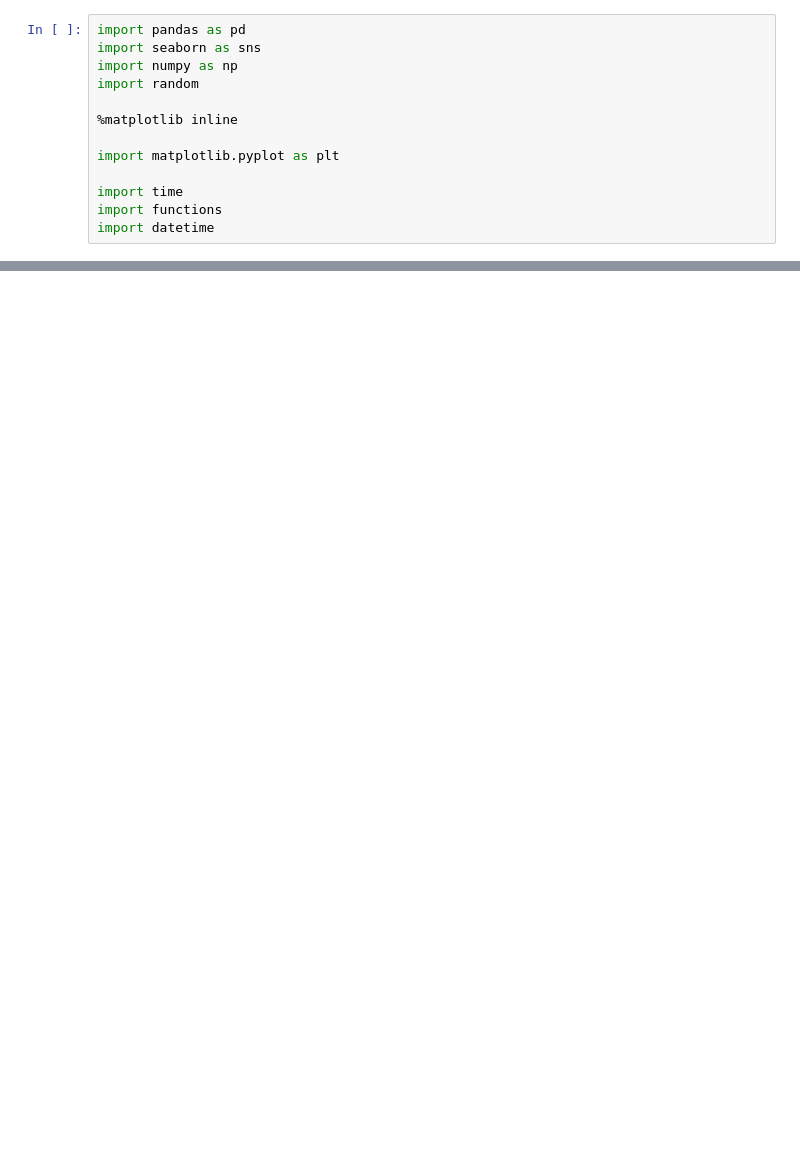
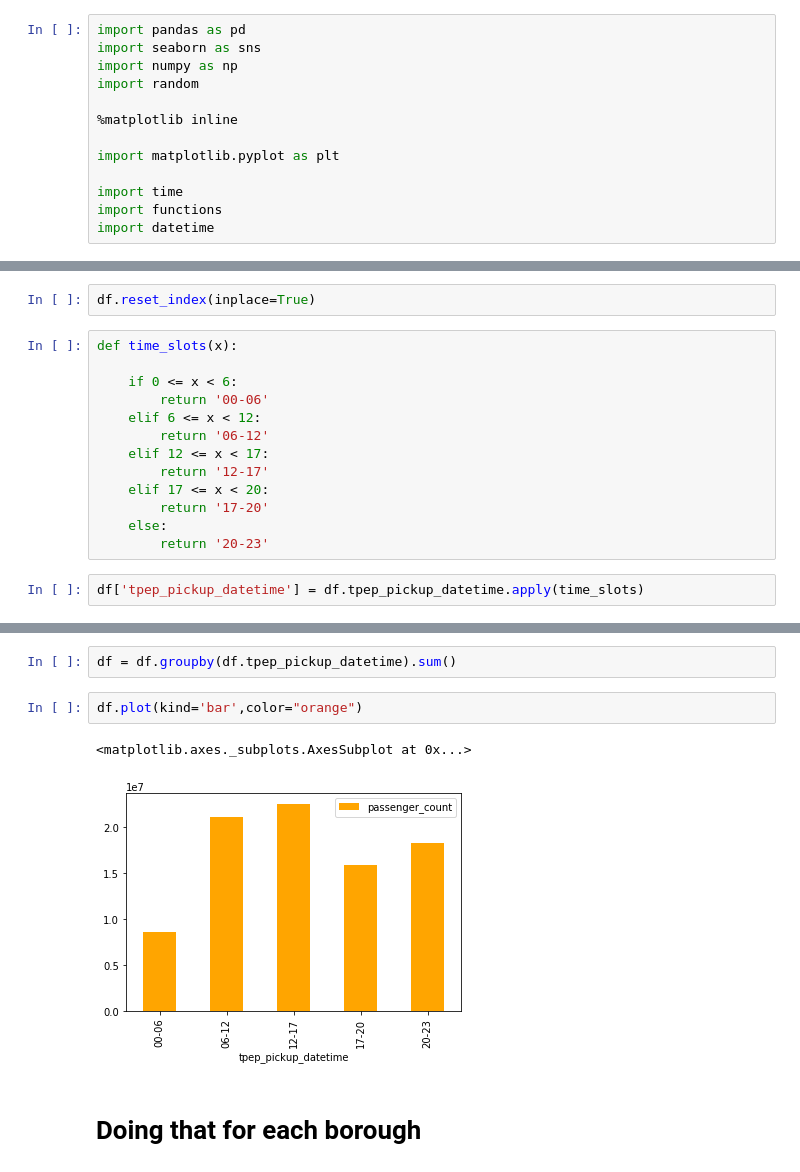
Before and after one commit to dusicastepic/ADMSecondHomework, a Jupyter notebook: RQ2.ipynb, the cells around one changed output, grey strips where cells are left out. Saved outputs shown, nothing was run; the diff lists cells and outputs as text; blank space fills up the shorter version.

```diff
--- a/RQ2.ipynb
+++ b/RQ2.ipynb
@@ -43,0 +134,17 @@ TypeError: Only valid with DatetimeIndex, TimedeltaIndex or PeriodIndex, but got
+# %%
+df.reset_index(inplace=True)
+# %%
+def time_slots(x):
+
+    if 0 <= x < 6:
+        return '00-06'
+    elif 6 <= x < 12:
+        return '06-12'
+    elif 12 <= x < 17:
+        return '12-17'
+    elif 17 <= x < 20:
+        return '17-20'
+    else:
+        return '20-23'
+# %%
+df['tpep_pickup_datetime'] = df.tpep_pickup_datetime.apply(time_slots)
@@ -43,0 +171,9 @@ TypeError: Only valid with DatetimeIndex, TimedeltaIndex or PeriodIndex, but got
+# %%
+df = df.groupby(df.tpep_pickup_datetime).sum()
+# %%
+df.plot(kind='bar',color="orange")
+# %% [output]
+<matplotlib.axes._subplots.AxesSubplot at 0x...>
+[figure, added]
+# %% [markdown]
+# Doing that for each borough
```
Also changed, not shown: parts of 38 cells of this notebook.
